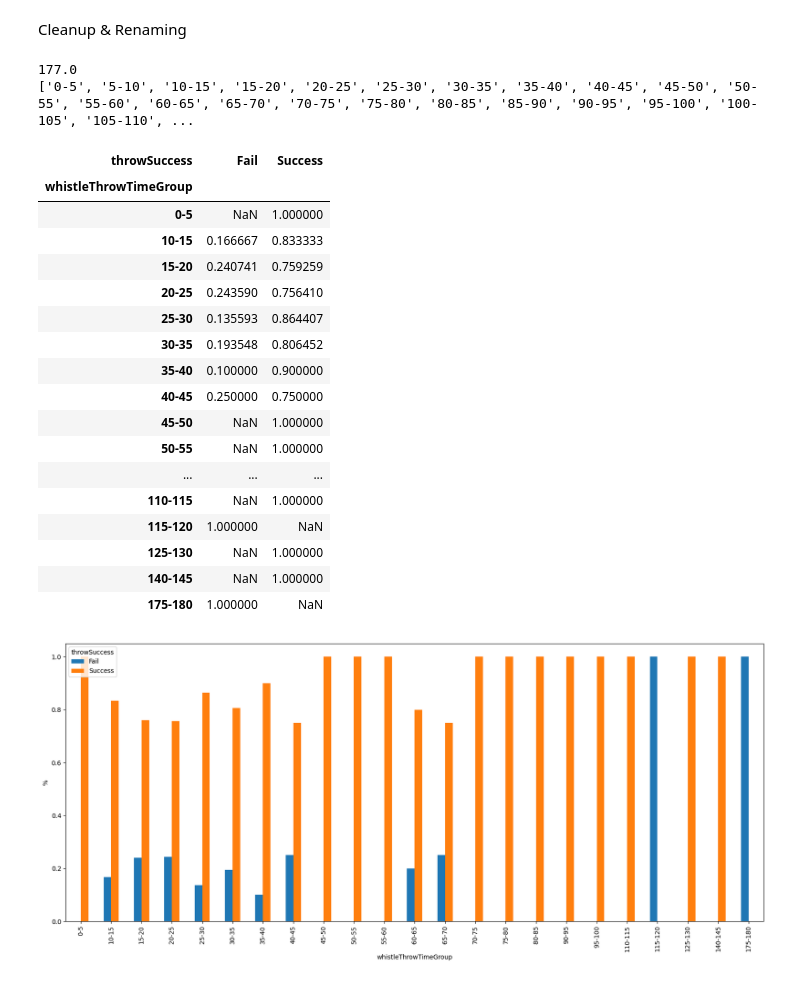
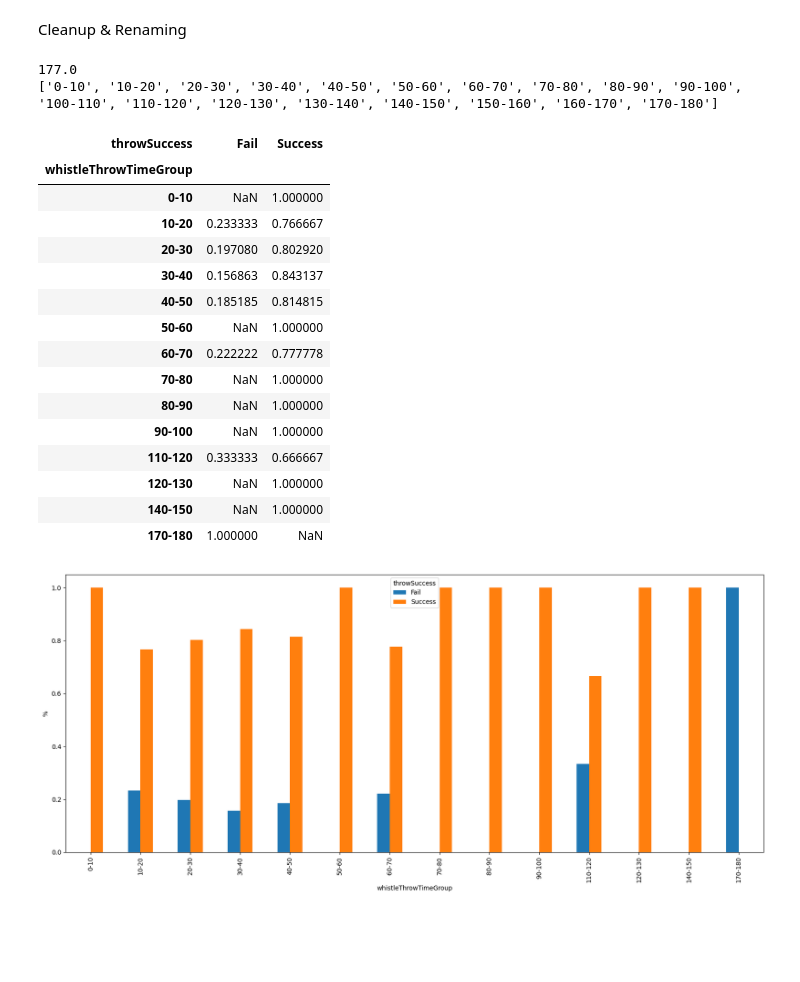
Before and after one commit to nayansavaliya/handball-data-science, a Jupyter notebook: src/Analysis2/league3/league3WhistleTimeThrowSuccess.ipynb, the cells around one changed output. Cells and saved outputs as stored; diff of their text form; code cells hidden in the pictures; blank space fills up the shorter version.

```diff
--- a/src/Analysis2/league3/league3WhistleTimeThrowSuccess.ipynb
+++ b/src/Analysis2/league3/league3WhistleTimeThrowSuccess.ipynb
@@ -50,44 +50,42 @@ pd.set_option("display.max_rows", None, "display.max_columns", None)
 # %%
 df1 = df.loc[:,('whistleThrowTime','throwSuccess')].copy()
 df1.dropna(inplace=True)
 df1['throwSuccess'].replace(2.0, 1.0,inplace=True)
 df1['throwSuccess'].replace(1.0, 'Success',inplace=True)
 df1['throwSuccess'].replace(0.0, 'Fail',inplace=True)
 
 #Range 1-60
 start = 0
 print(df1['whistleThrowTime'].max())
 stop = 180
-step = 5
+step = 10
 binLabels = [str(num) + '-' + str(num + step) for num in range(start, stop,step)]
 print(binLabels)
 df1['whistleThrowTimeGroup'] = pd.cut(df1.whistleThrowTime,[num for num in range(start, stop+1,step)], labels=binLabels)
 df1.drop(columns=['whistleThrowTime'],inplace=True)
 df2 = df1.groupby('whistleThrowTimeGroup',observed = True).throwSuccess.value_counts(normalize=True)
 df2.unstack().plot.bar(ylabel='%',figsize=(20,8))
 df2.unstack()
 # %% [output]
 177.0
-['0-5', '5-10', '10-15', '15-20', '20-25', '25-30', '30-35', '35-40', '40-45', '45-50', '50-55', '55-60', '60-65', '65-70', '70-75', '75-80', '80-85', '85-90', '90-95', '95-100', '100-105', '105-110', ...
+['0-10', '10-20', '20-30', '30-40', '40-50', '50-60', '60-70', '70-80', '80-90', '90-100', '100-110', '110-120', '120-130', '130-140', '140-150', '150-160', '160-170', '170-180']
 | throwSuccess | Fail | Success |
 | whistleThrowTimeGroup |  |  |
-| 0-5 | NaN | 1.000000 |
-| 10-15 | 0.166667 | 0.833333 |
-| 15-20 | 0.240741 | 0.759259 |
-| 20-25 | 0.243590 | 0.756410 |
-| 25-30 | 0.135593 | 0.864407 |
-| 30-35 | 0.193548 | 0.806452 |
-| 35-40 | 0.100000 | 0.900000 |
-| 40-45 | 0.250000 | 0.750000 |
-| 45-50 | NaN | 1.000000 |
-| 50-55 | NaN | 1.000000 |
-| ... | ... | ... |
-| 110-115 | NaN | 1.000000 |
-| 115-120 | 1.000000 | NaN |
-| 125-130 | NaN | 1.000000 |
-| 140-145 | NaN | 1.000000 |
-| 175-180 | 1.000000 | NaN |
+| 0-10 | NaN | 1.000000 |
+| 10-20 | 0.233333 | 0.766667 |
+| 20-30 | 0.197080 | 0.802920 |
+| 30-40 | 0.156863 | 0.843137 |
+| 40-50 | 0.185185 | 0.814815 |
+| 50-60 | NaN | 1.000000 |
+| 60-70 | 0.222222 | 0.777778 |
+| 70-80 | NaN | 1.000000 |
+| 80-90 | NaN | 1.000000 |
+| 90-100 | NaN | 1.000000 |
+| 110-120 | 0.333333 | 0.666667 |
+| 120-130 | NaN | 1.000000 |
+| 140-150 | NaN | 1.000000 |
+| 170-180 | 1.000000 | NaN |
-[figure, old version]
+[figure, new version]
 # %%
 df3 = df1.groupby('whistleThrowTimeGroup',observed = True).throwSuccess.value_counts(normalize=False)
 df3.unstack()
```
Also changed, not shown: parts of 1 cell of this notebook, 4 other files.
